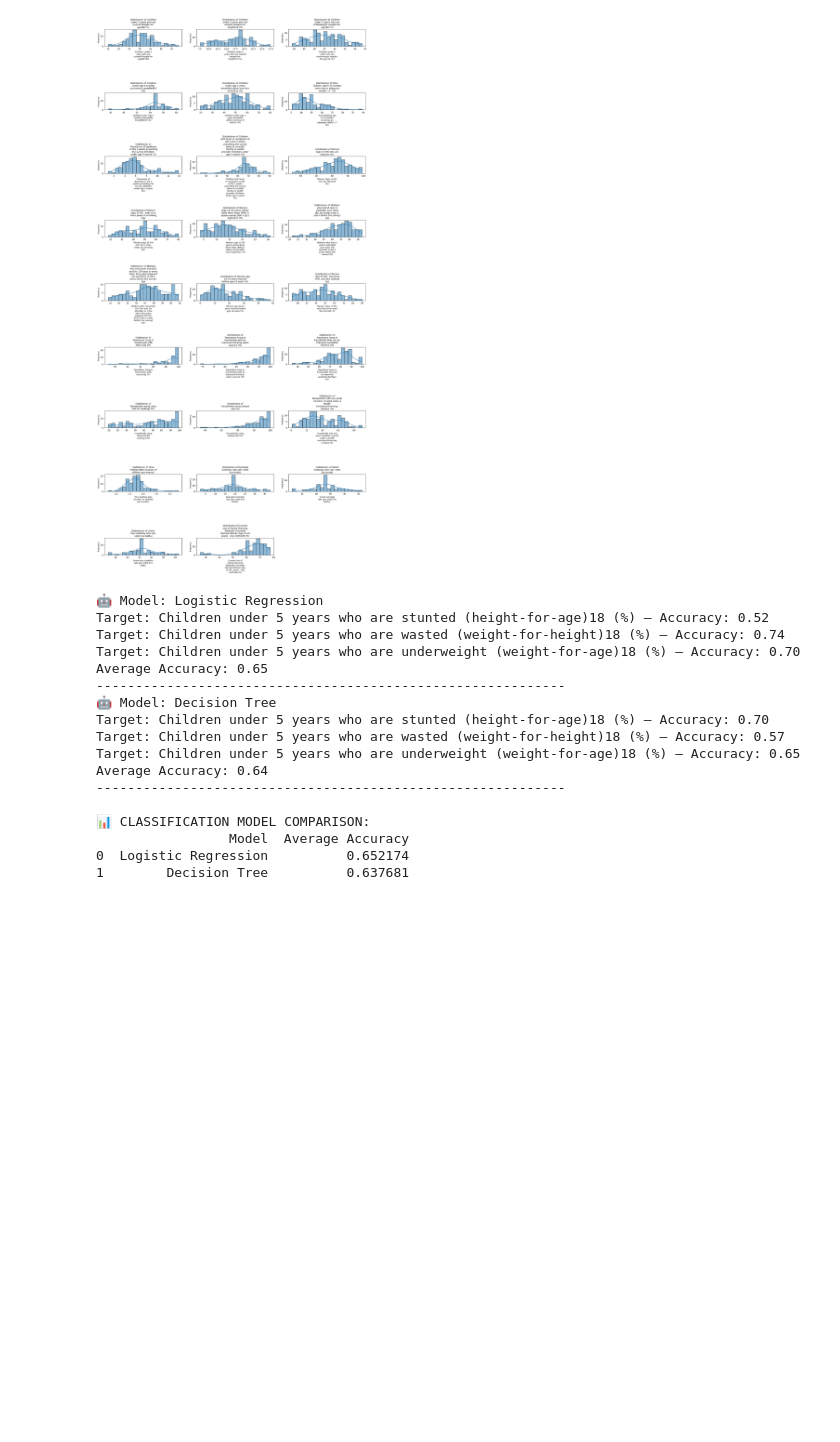
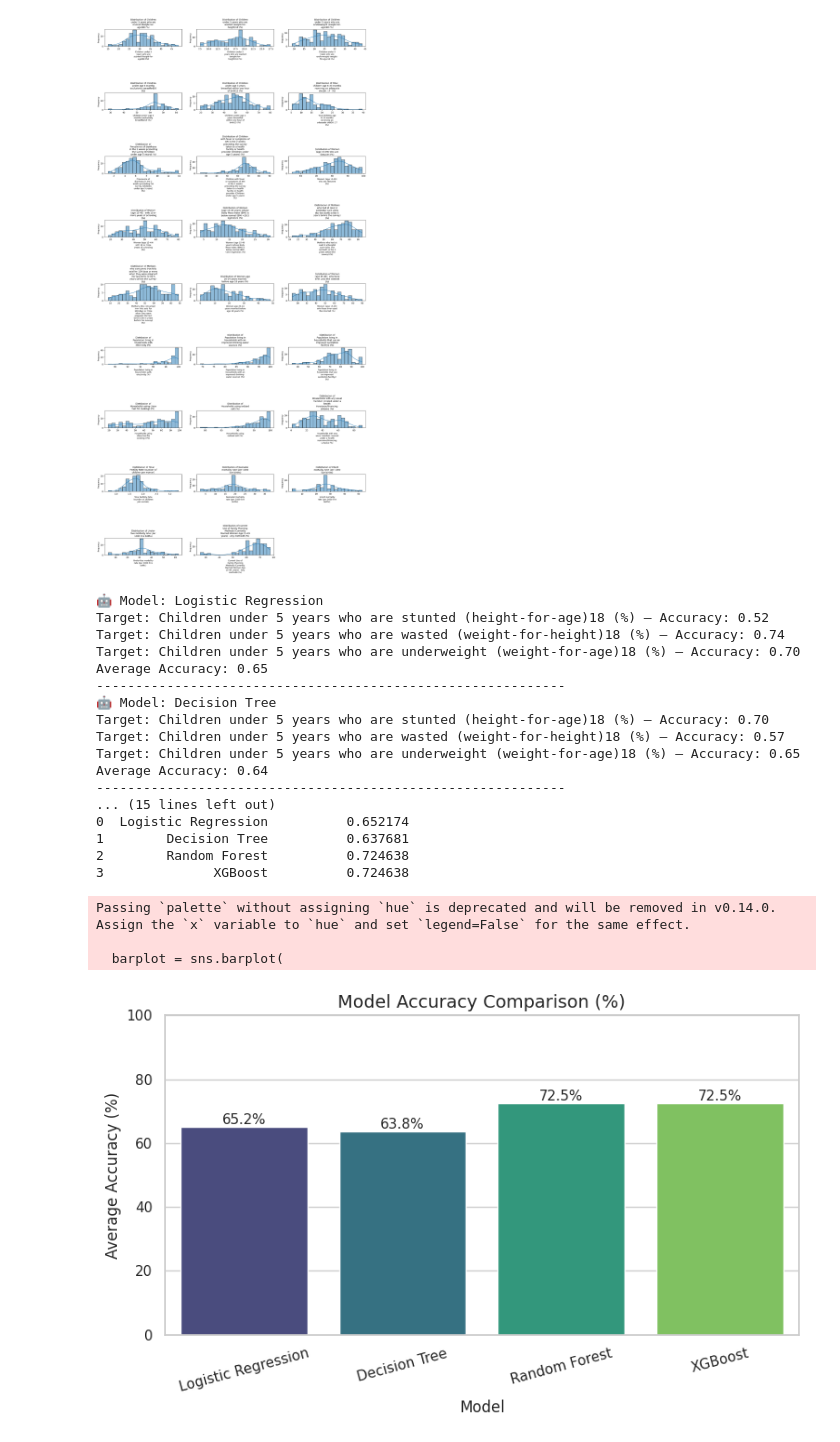
Before and after one commit to priyadharshini-B265/MSAAI_Module1_Project_NFHS-5, a Jupyter notebook: NFHS5-dataset.ipynb, the cells around one changed output. Cells and saved outputs as stored; diff of their text form; code cells hidden in the pictures; blank space fills up the shorter version.

Commit message:
Model training anf accuracy comparision

```diff
--- a/NFHS5-dataset.ipynb
+++ b/NFHS5-dataset.ipynb
@@ -280,7 +282,9 @@ X_train_c, X_test_c, y_train_c, y_test_c = train_test_split(
 
 models_class = {
     "Logistic Regression": LogisticRegression(max_iter=500),
-    "Decision Tree": DecisionTreeClassifier(random_state=42)
+    "Decision Tree": DecisionTreeClassifier(random_state=42),
+    "Random Forest": RandomForestClassifier(n_estimators=150, random_state=42),
+    "XGBoost": xgb.XGBClassifier(eval_metric='logloss', random_state=42)
 }
 
 results_class = []
@@ -323,8 +327,43 @@ Target: Children under 5 years who are wasted (weight-for-height)18 (%) — Accu
 Target: Children under 5 years who are underweight (weight-for-age)18 (%) — Accuracy: 0.65
 Average Accuracy: 0.64
 ------------------------------------------------------------
-
-📊 CLASSIFICATION MODEL COMPARISON:
-                 Model  Average Accuracy
+... (15 lines left out)
 0  Logistic Regression          0.652174
 1        Decision Tree          0.637681
+2        Random Forest          0.724638
+3              XGBoost          0.724638
+# %%
+# Convert accuracy to percentage
+results_class_df['Average Accuracy (%)'] = results_class_df['Average Accuracy'] * 100
+
+# Set style
+sns.set(style="whitegrid")
+
+# Plot
+plt.figure(figsize=(8,5))
+barplot = sns.barplot(
+    x='Model',
+    y='Average Accuracy (%)',
+    data=results_class_df,
+    palette='viridis'
+)
+
+# Add accuracy labels on top of each bar
+for p in barplot.patches:
+    height = p.get_height()
+    barplot.annotate(f'{height:.1f}%',
+                     (p.get_x() + p.get_width() / 2., height),
+                     ha='center', va='bottom', fontsize=11)
+
+plt.title('Model Accuracy Comparison (%)', fontsize=14)
+plt.ylabel('Average Accuracy (%)', fontsize=12)
+plt.xlabel('Model', fontsize=12)
+plt.ylim(0, 100)
+plt.xticks(rotation=15)
+plt.tight_layout()
+plt.show()
+# %% [output]
+Passing `palette` without assigning `hue` is deprecated and will be removed in v0.14.0. Assign the `x` variable to `hue` and set `legend=False` for the same effect.
+
+  barplot = sns.barplot(
+[figure, added]
```
Also changed, not shown: parts of 3 cells of this notebook.
